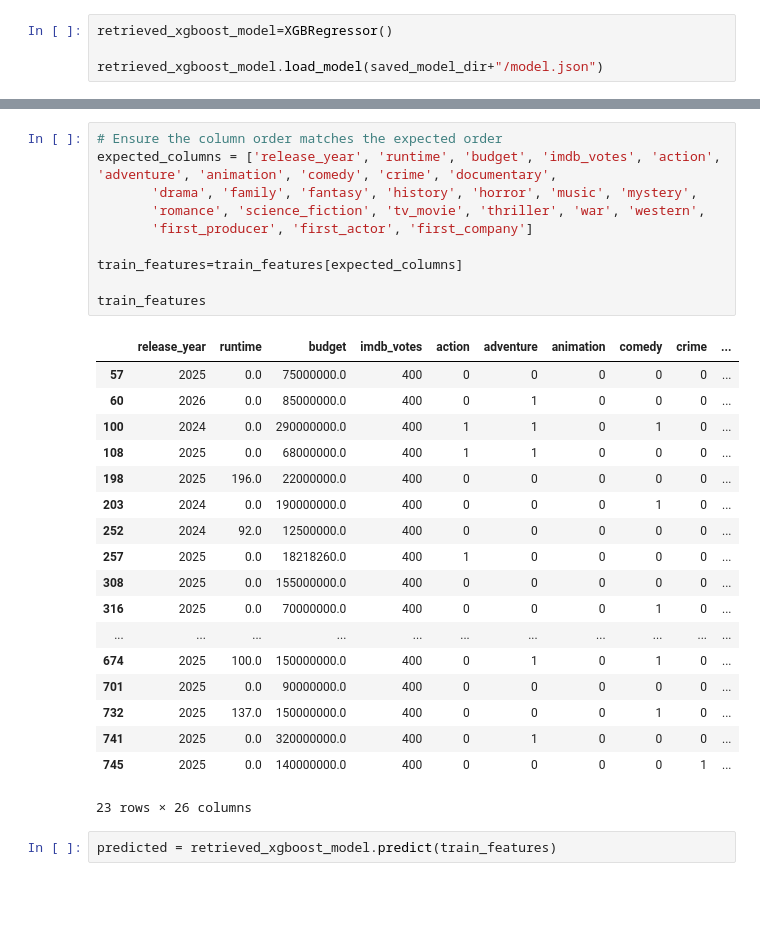
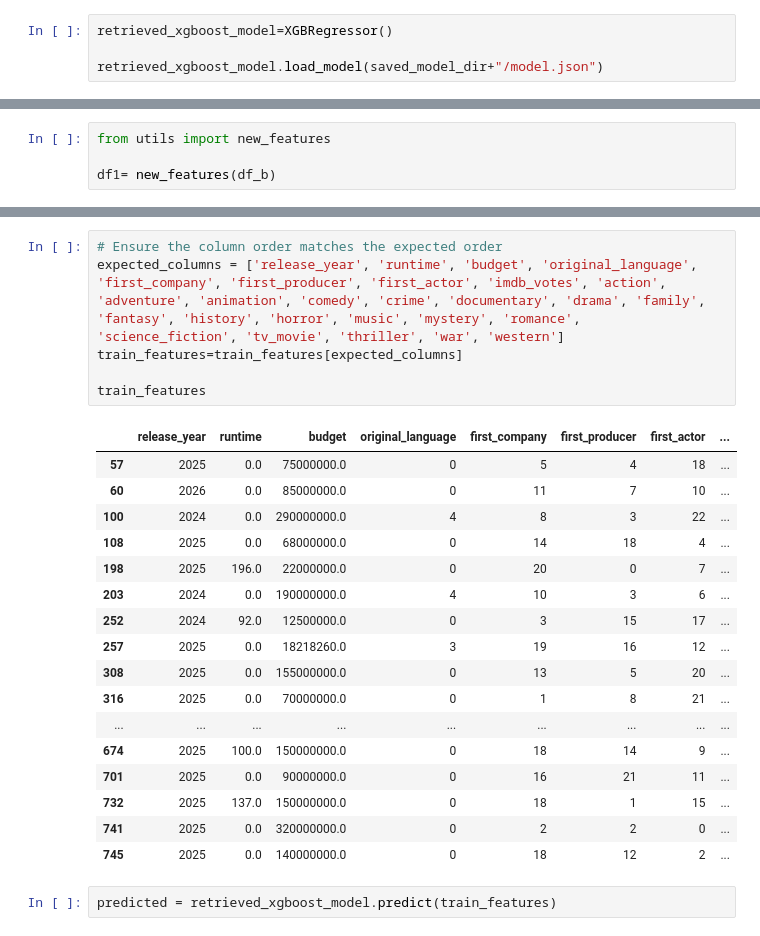
Before and after one commit to MartinEBravo/movie-rating-predictor-service, a Jupyter notebook: 4_inference_pipeline.ipynb, the cells around one changed output, grey strips where cells are left out. Saved outputs shown, nothing was run; the diff lists cells and outputs as text; blank space fills up the shorter version.

```diff
--- a/4_inference_pipeline.ipynb
+++ b/4_inference_pipeline.ipynb
@@ -150,0 +100,4 @@ df1.head()
+# %%
+from utils import new_features
+
+df1= new_features(df_b)
@@ -170,32 +151,27 @@ train_features=train_features.drop(["genres"], axis=1)
 # %%
 # Ensure the column order matches the expected order
-expected_columns = ['release_year', 'runtime', 'budget', 'imdb_votes', 'action', 'adventure', 'animation', 'comedy', 'crime', 'documentary',
-       'drama', 'family', 'fantasy', 'history', 'horror', 'music', 'mystery',
-       'romance', 'science_fiction', 'tv_movie', 'thriller', 'war', 'western',
-       'first_producer', 'first_actor', 'first_company']
-
+expected_columns = ['release_year', 'runtime', 'budget', 'original_language', 'first_company', 'first_producer', 'first_actor', 'imdb_votes', 'action', 'adventure', 'animation', 'comedy', 'crime', 'documentary', 'drama', 'family', 'fantasy', 'history', 'horror', 'music', 'mystery', 'romance', 'science_fiction', 'tv_movie', 'thriller', 'war', 'western']
 train_features=train_features[expected_columns]
 
 train_features
 # %% [output]
-|  | release_year | runtime | budget | imdb_votes | action | adventure | animation | comedy | crime | ... |
-| 57 | 2025 | 0.0 | 75000000.0 | 400 | 0 | 0 | 0 | 0 | 0 | ... |
-| 60 | 2026 | 0.0 | 85000000.0 | 400 | 0 | 1 | 0 | 0 | 0 | ... |
-| 100 | 2024 | 0.0 | 290000000.0 | 400 | 1 | 1 | 0 | 1 | 0 | ... |
-| 108 | 2025 | 0.0 | 68000000.0 | 400 | 1 | 1 | 0 | 0 | 0 | ... |
-| 198 | 2025 | 196.0 | 22000000.0 | 400 | 0 | 0 | 0 | 0 | 0 | ... |
-| 203 | 2024 | 0.0 | 190000000.0 | 400 | 0 | 0 | 0 | 1 | 0 | ... |
-| 252 | 2024 | 92.0 | 12500000.0 | 400 | 0 | 0 | 0 | 0 | 0 | ... |
-| 257 | 2025 | 0.0 | 18218260.0 | 400 | 1 | 0 | 0 | 0 | 0 | ... |
-| 308 | 2025 | 0.0 | 155000000.0 | 400 | 0 | 0 | 0 | 0 | 0 | ... |
-| 316 | 2025 | 0.0 | 70000000.0 | 400 | 0 | 0 | 0 | 1 | 0 | ... |
-| ... | ... | ... | ... | ... | ... | ... | ... | ... | ... | ... |
-| 674 | 2025 | 100.0 | 150000000.0 | 400 | 0 | 1 | 0 | 1 | 0 | ... |
-| 701 | 2025 | 0.0 | 90000000.0 | 400 | 0 | 0 | 0 | 0 | 0 | ... |
-| 732 | 2025 | 137.0 | 150000000.0 | 400 | 0 | 0 | 0 | 1 | 0 | ... |
-| 741 | 2025 | 0.0 | 320000000.0 | 400 | 0 | 1 | 0 | 0 | 0 | ... |
-| 745 | 2025 | 0.0 | 140000000.0 | 400 | 0 | 0 | 0 | 0 | 1 | ... |
+|  | release_year | runtime | budget | original_language | first_company | first_producer | first_actor | ... |
+| 57 | 2025 | 0.0 | 75000000.0 | 0 | 5 | 4 | 18 | ... |
+| 60 | 2026 | 0.0 | 85000000.0 | 0 | 11 | 7 | 10 | ... |
+| 100 | 2024 | 0.0 | 290000000.0 | 4 | 8 | 3 | 22 | ... |
+| 108 | 2025 | 0.0 | 68000000.0 | 0 | 14 | 18 | 4 | ... |
+| 198 | 2025 | 196.0 | 22000000.0 | 0 | 20 | 0 | 7 | ... |
+| 203 | 2024 | 0.0 | 190000000.0 | 4 | 10 | 3 | 6 | ... |
+| 252 | 2024 | 92.0 | 12500000.0 | 0 | 3 | 15 | 17 | ... |
+| 257 | 2025 | 0.0 | 18218260.0 | 3 | 19 | 16 | 12 | ... |
+| 308 | 2025 | 0.0 | 155000000.0 | 0 | 13 | 5 | 20 | ... |
+| 316 | 2025 | 0.0 | 70000000.0 | 0 | 1 | 8 | 21 | ... |
+| ... | ... | ... | ... | ... | ... | ... | ... | ... |
+| 674 | 2025 | 100.0 | 150000000.0 | 0 | 18 | 14 | 9 | ... |
+| 701 | 2025 | 0.0 | 90000000.0 | 0 | 16 | 21 | 11 | ... |
+| 732 | 2025 | 137.0 | 150000000.0 | 0 | 18 | 1 | 15 | ... |
+| 741 | 2025 | 0.0 | 320000000.0 | 0 | 2 | 2 | 0 | ... |
+| 745 | 2025 | 0.0 | 140000000.0 | 0 | 18 | 12 | 2 | ... |
-23 rows × 26 columns
 # %%
 predicted = retrieved_xgboost_model.predict(train_features)
 # %%
```
Also changed, not shown: parts of 10 cells of this notebook, 2 other files.
